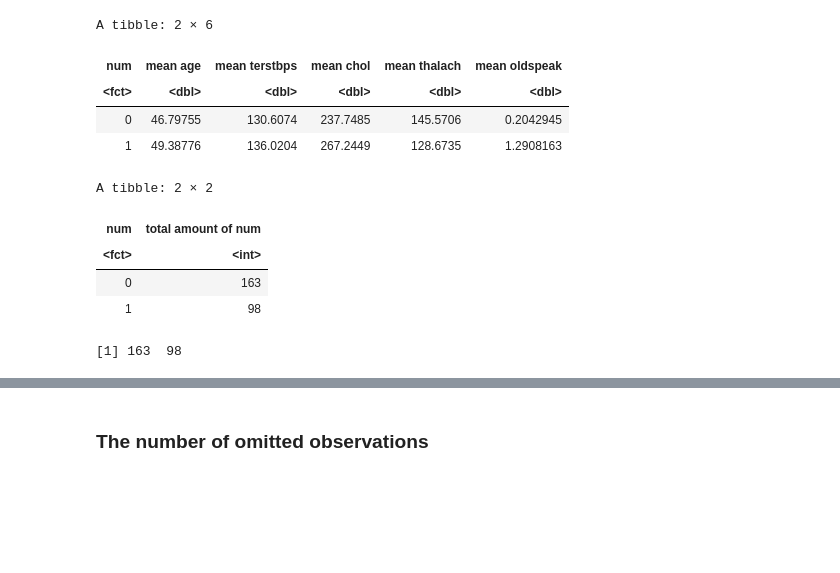
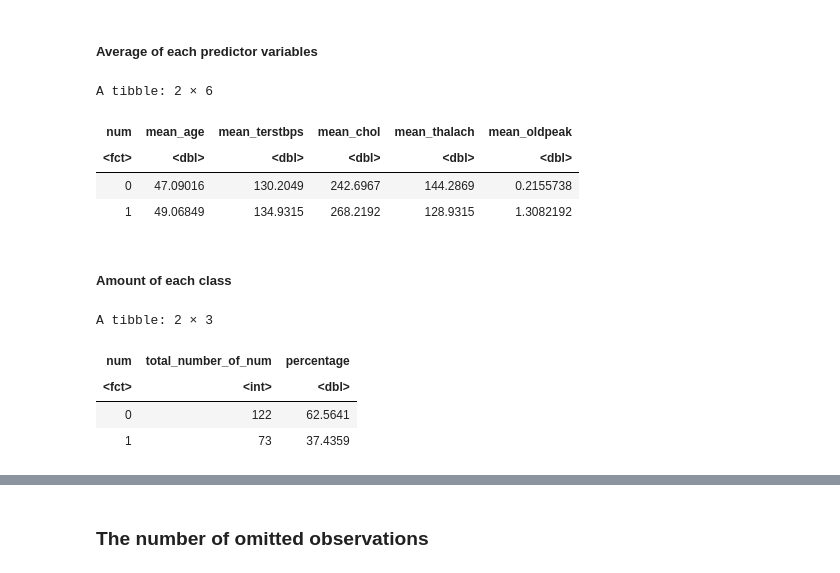
Before and after one commit to RichardAdhika22/heart_attack_prediction_knn, a Jupyter notebook: preliminary_analysis.ipynb, the cells around one changed output, grey strips where cells are left out. Drawn from its saved outputs; the diff is of its cells as text; code cells hidden in the pictures; blank space fills up the shorter version.

```diff
--- a/preliminary_analysis.ipynb
+++ b/preliminary_analysis.ipynb
@@ -37,17 +38,12 @@ The heart attack data is imported from UCI machine learning repository, written
 # %%
 heart_attack_data_raw = read_delim("https://raw.githubusercontent.com/RichardAdhika22/group115/main/processed.hungarian%20(1).data",delim=","
                                 ,col_names=FALSE)
-full_row_count = nrow(heart_attack_data_raw)
 colnames(heart_attack_data_raw) = c('age','sex','cp','trestbps','chol','fbs','restecg','thalach','exang','oldpeak','slope','ca','thal','num')
-heart_attack_data_raw = select(heart_attack_data_raw,-slope,-ca,-thal)
-heart_attack_data_raw = filter_all(heart_attack_data_raw,all_vars(.!="?"))
-heart_attack_data_raw = mutate_if(heart_attack_data_raw, is.character,as.numeric) |> mutate(num = as.factor(num))
-heart_attack_data_selected = heart_attack_data_raw |>
-    select(age,sex,trestbps,chol,thalach,oldpeak,num)
-#heart_attack_data_raw ("?".rm = TRUE)
+heart_attack_data_tidy = select(heart_attack_data_raw,-slope,-ca,-thal)
+heart_attack_data_tidy = filter_all(heart_attack_data_tidy,all_vars(.!="?"))
+heart_attack_data_tidy = mutate_if(heart_attack_data_tidy, is.character,as.numeric) |> mutate(num = as.factor(num))
 
-heart_attack_data_raw
-heart_attack_data_selected
+heart_attack_data_tidy
 # %% [output]
 Rows: 294 Columns: 14
 ── Column specification ────────────────────────────────────────────────────────
@@ -100,0 +68,9 @@ raw_age
+# %%
+heart_attack_split = initial_split(heart_attack_data_tidy, prop = 0.75, strata = num)
+heart_attack_training = training(heart_attack_split)
+heart_attack_testing = testing(heart_attack_split)
+# %%
+heart_attack_data_selected = heart_attack_training |>
+    select(age,sex,trestbps,chol,thalach,oldpeak,num)
+
+heart_attack_data_selected
@@ -101,26 +110,34 @@ raw_age
+# %% [markdown]
+##### Average of each predictor variables
 # %%
 table_means = select(heart_attack_data_selected,-sex) |>
-group_by(num) |>
-summarize(across(age:oldpeak,mean))
-colnames(table_means) = c('num',"mean age","mean terstbps","mean chol","mean thalach","mean oldspeak")
+    group_by(num) |>
+    summarize(across(age:oldpeak,mean))
+
+colnames(table_means) = c('num',"mean_age","mean_terstbps","mean_chol","mean_thalach","mean_oldpeak")
 table_means
 # %% [output]
 A tibble: 2 × 6
-| num | mean age | mean terstbps | mean chol | mean thalach | mean oldspeak |
+| num | mean_age | mean_terstbps | mean_chol | mean_thalach | mean_oldpeak |
 | <fct> | <dbl> | <dbl> | <dbl> | <dbl> | <dbl> |
-| 0 | 46.79755 | 130.6074 | 237.7485 | 145.5706 | 0.2042945 |
-| 1 | 49.38776 | 136.0204 | 267.2449 | 128.6735 | 1.2908163 |
+| 0 | 47.09016 | 130.2049 | 242.6967 | 144.2869 | 0.2155738 |
+| 1 | 49.06849 | 134.9315 | 268.2192 | 128.9315 | 1.3082192 |
+# %% [markdown]
+##### Amount of each class
 # %%
+total_amount = heart_attack_data_selected |>
+    summarize("total"=n())|>
+    pull()
+
 table_num_count = heart_attack_data_selected |>
-group_by(num) |>
-summarize("total amount of num"=n())
+    group_by(num) |>
+    summarize("total_number_of_num" = n())|>
+    mutate("percentage" = total_number_of_num/total_amount*100)
+
 table_num_count
-num_count_col = pull(table_num_count, 'total amount of num')
-num_count_col
 # %% [output]
-A tibble: 2 × 2
+A tibble: 2 × 3
-| num | total amount of num |
-| <fct> | <int> |
-| 0 | 163 |
-| 1 | 98 |
+| num | total_number_of_num | percentage |
+| <fct> | <int> | <dbl> |
+| 0 | 122 | 62.5641 |
+| 1 | 73 | 37.4359 |
-[1] 163  98
```
Also changed, not shown: parts of 27 cells of this notebook.
